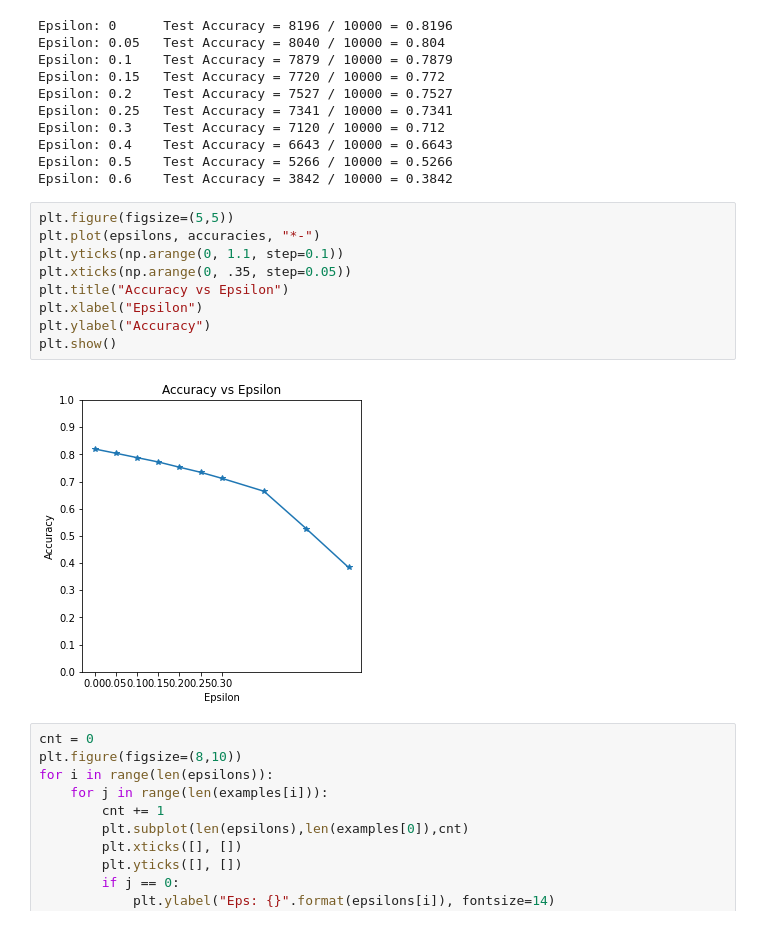
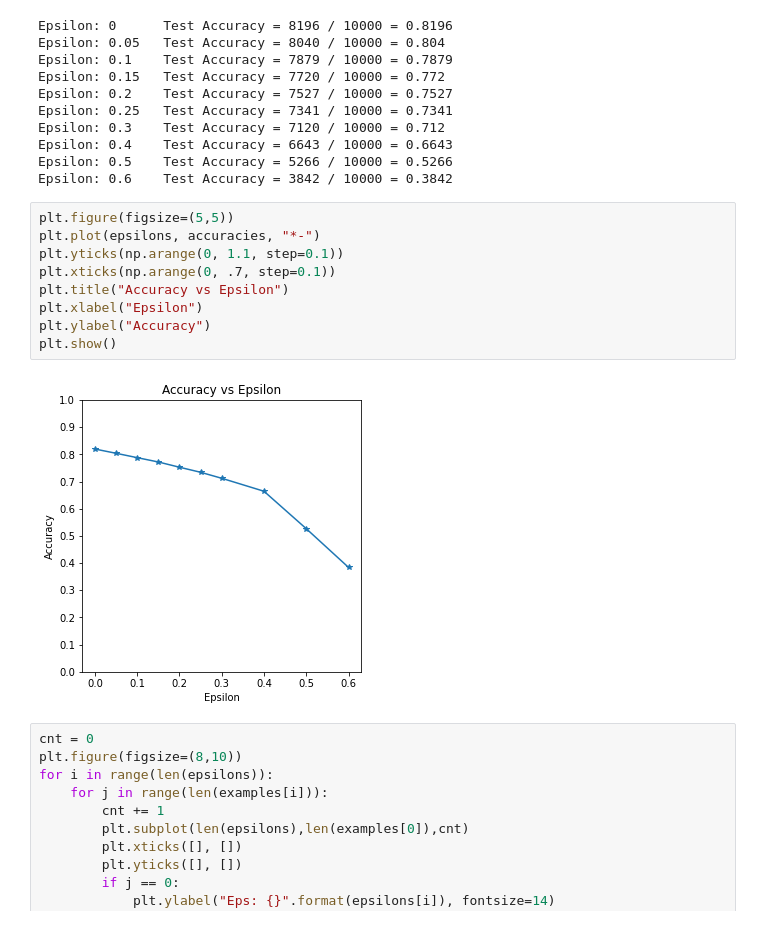
Before and after one commit to Ilya-Karpov/Deep-Learning, a Jupyter notebook: HW11/HW11-1.ipynb, the cells around one changed output. Saved outputs shown, nothing was run; the diff lists cells and outputs as text.

```diff
--- a/HW11/HW11-1.ipynb
+++ b/HW11/HW11-1.ipynb
@@ -277,14 +277,14 @@ Epsilon: 0.6    Test Accuracy = 3842 / 10000 = 0.3842
 # %%
 plt.figure(figsize=(5,5))
 plt.plot(epsilons, accuracies, "*-")
 plt.yticks(np.arange(0, 1.1, step=0.1))
-plt.xticks(np.arange(0, .35, step=0.05))
+plt.xticks(np.arange(0, .7, step=0.1))
 plt.title("Accuracy vs Epsilon")
 plt.xlabel("Epsilon")
 plt.ylabel("Accuracy")
 plt.show()
 # %% [output]
-[figure, old version]
+[figure, new version]
 # %%
 cnt = 0
 plt.figure(figsize=(8,10))
```
